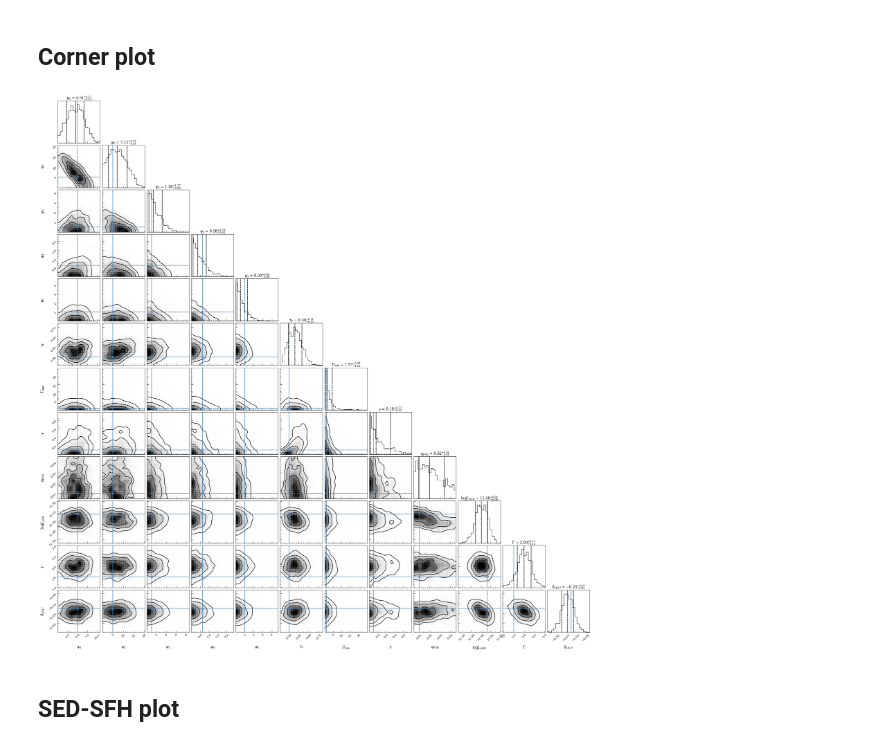
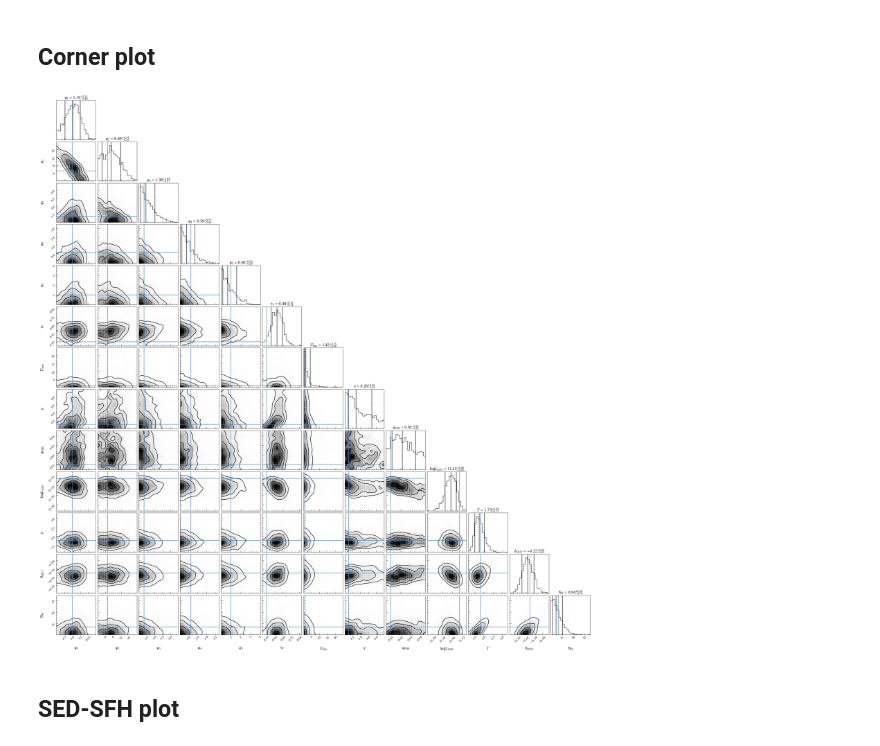
Before and after one commit to ebmonson/lightningpy, a Jupyter notebook: fit_xray_sim_demo.ipynb, the cells around one changed output. Drawn from its saved outputs; the diff is of its cells as text; code cells hidden in the pictures.

Commit message:
X-ray absorption with tbabs and phabs

```diff
--- a/fit_xray_sim_demo.ipynb
+++ b/fit_xray_sim_demo.ipynb
@@ -375,7 +386,8 @@ l = Lightning(filter_labels,
              agn_emission=True,
              xray_stellar_emission='Stellar-Plaw',
              xray_agn_emission='AGN-Plaw',
-             xray_absorption=None,
+             xray_absorption='tbabs',
+             galactic_NH=0.9, # times 10^20 cm-2
              xray_wave_grid=(1e-6, 1e-1, 200),
              xray_arf=arf,
              xray_exposure=1e6,
@@ -416,12 +427,14 @@ Total parameters: 17
 # %% [markdown]
 ## Fake some data
 # %%
+# Making it more obscured than the previous case
 params = np.array([5,5,1,1,1,
                    0.3,
                    2, 1, 3e5, 0.1, 0.01,
                    11.5, 0.5, 7,
                    1.8,
-                   1.8, -0.2])
+                   1.8, -0.2,
+                   10])
 
 Lmod, _ = l.get_model_lnu(params)
 Lmod_xray, _ = l.get_xray_model_lnu(params)
@@ -473,7 +486,8 @@ p = np.array([5,5,1,1,1,
               2, 1, 3e5, 0.1, 0.01,
               11.5, 0.5, 7,
               1.8,
-              1.8, -0.2])
+              1.8, -0.2,
+              10])
 
 # Currently the setup is to provide this mask that tells
 # lightning which parameters are constant
@@ -482,7 +496,8 @@ const_dim = np.array([False, False, False, False, False,
                       True, False, True, False, False,
                       False, True, True,
                       True,
-                      False, False])
+                      False, False,
+                      False])
 
 var_dim = ~const_dim
 
@@ -502,7 +517,8 @@ priors = [UniformPrior([0, 1e1]), # SFH
           None, # tau 9.7
           None, # stellar pop. pho. index
           UniformPrior([0,3]), # AGN pho. index
-          UniformPrior([-0.4, 0.4]) # Deviation from LR17
+          UniformPrior([-0.4, 0.4]), # Deviation from LR17
+          UniformPrior([1, 100])
           ]
 
 # Starting the MCMC in a very small Gaussian ball around the 'true' parameters
@@ -543,22 +559,22 @@ axs[0].legend(loc='upper right', frameon=True)
 # %%
 labels = [r'$\psi_1$', r'$\psi_2$', r'$\psi_3$', r'$\psi_4$', r'$\psi_5$',
           r'$\tau_V$', r'$U_{\rm min}$', r'$\gamma$', r'$q_{\rm PAH}$',
-          r'$\log L_{\rm AGN}$', r'$\Gamma$', r'$\delta_{\rm LR17}$']
+          r'$\log L_{\rm AGN}$', r'$\Gamma$', r'$\delta_{\rm LR17}$', r'$N_H$']
 
 # levels = np.array([0.68])
 # levels_sigma = np.array([1,2,3])
 # levels = 1 - np.exp(-0.5 * levels_sigma ** 2)
 # print(levels)
 
 fig = corner(chain,
              labels=labels,
              quantiles=(0.16, 0.50, 0.84),
              smooth=1,
              levels=None,
              truths=p[var_dim],
              show_titles=True)
 # %% [output]
-[figure, old version]
+[figure, new version]
 # %% [markdown]
 ## SED-SFH plot
 # %%
```
Also changed, not shown: parts of 15 cells of this notebook, 12 other files.
